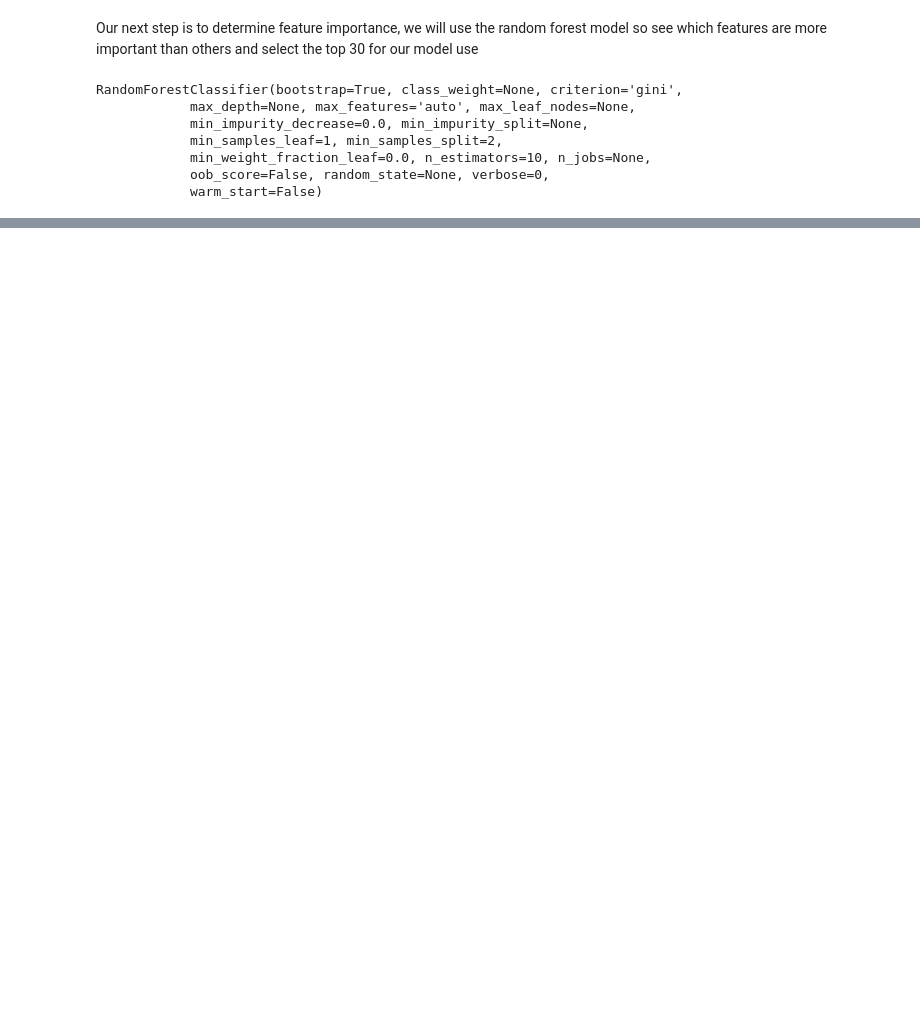
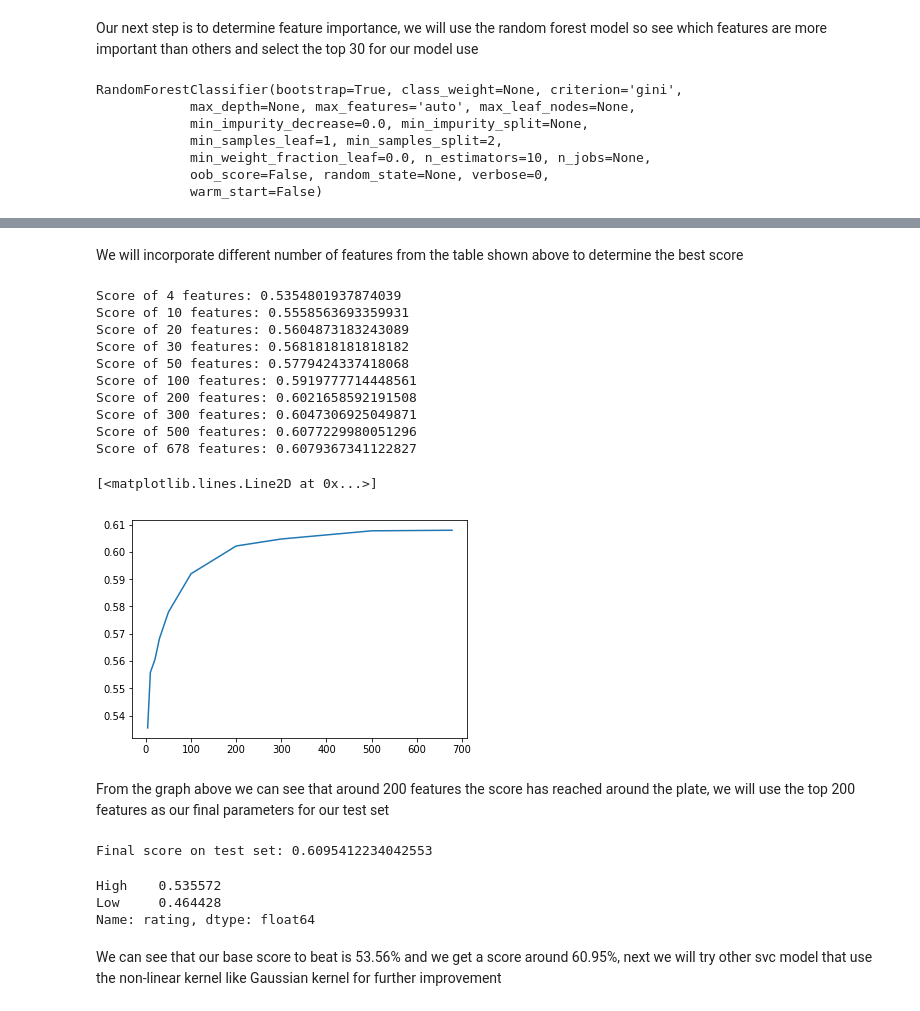
Before and after one commit to george1577/Thinkful_Data_Science, a Jupyter notebook: Drills_and_Assignments/Data_Science_Bootcamp/Unit_3_Deeper_into_supervised_learning/Lesson_4_Support_vector_machines/Guided_example_challenge/3.4.4+SVM+Regression+-+Guided+Example.ipynb, the cells around one changed output, grey strips where cells are left out. Drawn from its saved outputs; the diff is of its cells as text; code cells hidden in the pictures; blank space fills up the shorter version.

```diff
--- a/Drills_and_Assignments/Data_Science_Bootcamp/Unit_3_Deeper_into_supervised_learning/Lesson_4_Support_vector_machines/Guided_example_challenge/3.4.4+SVM+Regression+-+Guided+Example.ipynb
+++ b/Drills_and_Assignments/Data_Science_Bootcamp/Unit_3_Deeper_into_supervised_learning/Lesson_4_Support_vector_machines/Guided_example_challenge/3.4.4+SVM+Regression+-+Guided+Example.ipynb
@@ -577,7 +330,0 @@ svc.score(X_test, y_test)
-# %%
-# let's see how the score compares with using all the features
-X_train, X_test, y_train, y_test = train_test_split(new_data.drop(['title', 'rating'], axis=1),
-                                                    new_data['rating'].astype('str'),
-                                                    test_size=0.3, random_state=1009)
-# %%
-svc.fit(X_train, y_train)
@@ -624,6 +330,0 @@ def test_score(n=30):
-# %%
-important = feature_importances.head(50).index
-X_train, X_test, y_train, y_test = train_test_split(new_data[important], new_data['rating'].astype('str'),
-                                                    test_size=0.3, random_state=1009)
-svc.fit(X_train, y_train)
-svc.score(X_test, y_test)
@@ -631,0 +331,4 @@ svc.score(X_test, y_test)
+# %%
+feature_importances = pd.DataFrame(rf.feature_importances_,
+                                   index = X_train_lsvc.columns,
+                                   columns=['importance']).sort_values('importance',ascending=False)
@@ -631,0 +356,44 @@ svc.score(X_test, y_test)
+# %% [markdown]
+We will incorporate different number of features from the table shown above to determine the best score
+# %%
+lsvc = LinearSVC(C=0.001)
+x_point = [4, 10, 20, 30, 50, 100, 200, 300, 500, 678]
+y_point = []
+for i in x_point:
+    important = feature_importances.head(i).index
+    lsvc.fit(X_train_lsvc[important], y_train)
+    y_point.append(lsvc.score(X_train_lsvc[important], y_train))
+    print('Score of {} features: {}'.format(i, lsvc.score(X_train_lsvc[important], y_train)))
+plt.plot(x_point, y_point)
+# %% [output]
+Score of 4 features: 0.5354801937874039
+Score of 10 features: 0.5558563693359931
+Score of 20 features: 0.5604873183243089
+Score of 30 features: 0.5681818181818182
+Score of 50 features: 0.5779424337418068
+Score of 100 features: 0.5919777714448561
+Score of 200 features: 0.6021658592191508
+Score of 300 features: 0.6047306925049871
+Score of 500 features: 0.6077229980051296
+Score of 678 features: 0.6079367341122827
+[<matplotlib.lines.Line2D at 0x...>]
+[figure, added]
+# %% [markdown]
+From the graph above we can see that around 200 features the score has reached around the plate, we will use the top 200 features as our final parameters for our test set
+# %%
+# applying our parameters on the test set
+lsvc = LinearSVC(C=0.001)
+important = feature_importances.head(200).index
+lsvc.fit(X_test_lsvc[important], y_test)
+print('Final score on test set: {}'.format(lsvc.score(X_test_lsvc[important], y_test)))
+# %% [output]
+Final score on test set: 0.6095412234042553
+# %%
+# find out the base score
+y_test.value_counts(normalize=True)
+# %% [output]
+High    0.535572
+Low     0.464428
+Name: rating, dtype: float64
+# %% [markdown]
+We can see that our base score to beat is 53.56% and we get a score around 60.95%, next we will try other svc model that use the non-linear kernel like Gaussian kernel for further improvement
```
Also changed, not shown: parts of 65 cells of this notebook, 3 other files.
